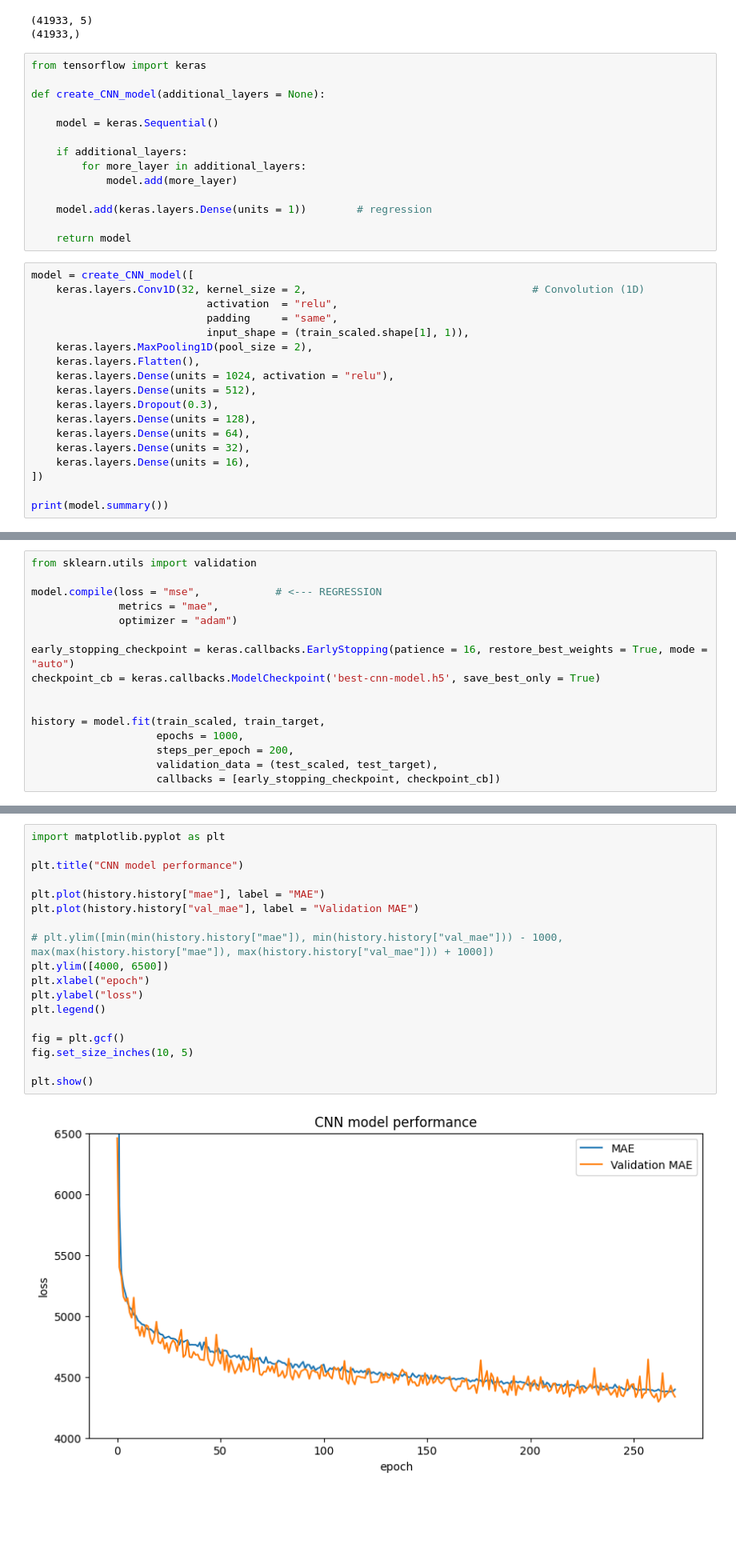
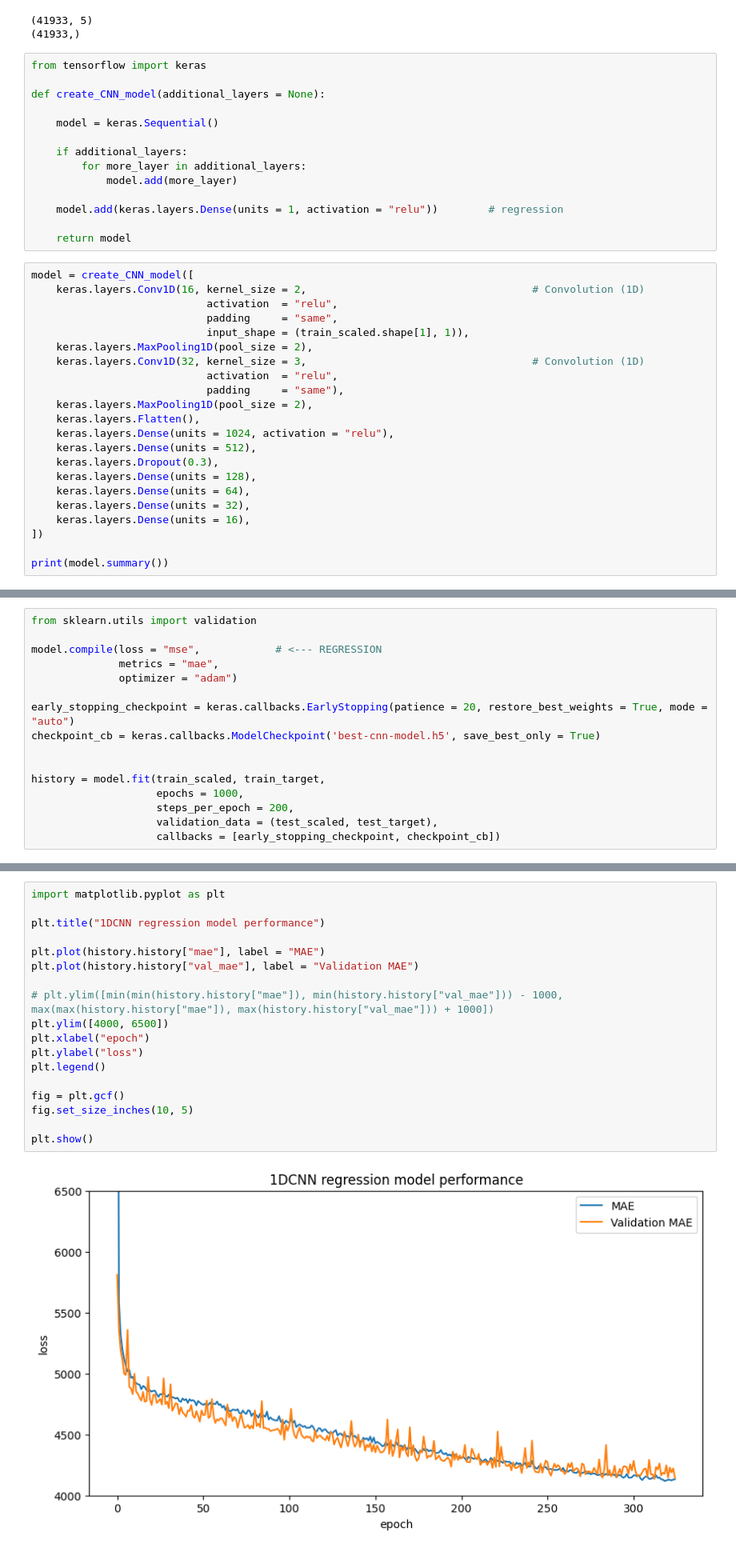
Before and after one commit to KnightChaser/ML-challenge, a Jupyter notebook: EX_challenging_problems/03_power_consumption_prediction/electricity_usage_prediction_challenge_1DCNN.ipynb, the cells around one changed output, grey strips where cells are left out. Shown at 80% size. Drawn from its saved outputs; the diff is of its cells as text; blank space fills up the shorter version.

```diff
--- a/EX_challenging_problems/03_power_consumption_prediction/electricity_usage_prediction_challenge_1DCNN.ipynb
+++ b/EX_challenging_problems/03_power_consumption_prediction/electricity_usage_prediction_challenge_1DCNN.ipynb
@@ -77,15 +78,19 @@ def create_CNN_model(additional_layers = None):
         for more_layer in additional_layers:
             model.add(more_layer)
 
-    model.add(keras.layers.Dense(units = 1))        # regression
+    model.add(keras.layers.Dense(units = 1, activation = "relu"))        # regression
 
     return model
 # %%
 model = create_CNN_model([
-    keras.layers.Conv1D(32, kernel_size = 2,                                    # Convolution (1D)
+    keras.layers.Conv1D(16, kernel_size = 2,                                    # Convolution (1D)
                             activation  = "relu",
                             padding     = "same",
                             input_shape = (train_scaled.shape[1], 1)),
+    keras.layers.MaxPooling1D(pool_size = 2),
+    keras.layers.Conv1D(32, kernel_size = 3,                                    # Convolution (1D)
+                            activation  = "relu",
+                            padding     = "same"),
     keras.layers.MaxPooling1D(pool_size = 2),
     keras.layers.Flatten(),
     keras.layers.Dense(units = 1024, activation = "relu"),
@@ -123,7 +128,7 @@ model.compile(loss = "mse",            # <--- REGRESSION
               metrics = "mae",
               optimizer = "adam")
 
-early_stopping_checkpoint = keras.callbacks.EarlyStopping(patience = 16, restore_best_weights = True, mode = "auto")
+early_stopping_checkpoint = keras.callbacks.EarlyStopping(patience = 20, restore_best_weights = True, mode = "auto")
 checkpoint_cb = keras.callbacks.ModelCheckpoint('best-cnn-model.h5', save_best_only = True)
 
 
@@ -153,22 +158,22 @@ Epoch 271/1000
 # %%
 import matplotlib.pyplot as plt
 
-plt.title("CNN model performance")
+plt.title("1DCNN regression model performance")
 
 plt.plot(history.history["mae"], label = "MAE")
 plt.plot(history.history["val_mae"], label = "Validation MAE")
 
 # plt.ylim([min(min(history.history["mae"]), min(history.history["val_mae"])) - 1000, max(max(history.history["mae"]), max(history.history["val_mae"])) + 1000])
 plt.ylim([4000, 6500])
 plt.xlabel("epoch")
 plt.ylabel("loss")
 plt.legend()
 
 fig = plt.gcf()
 fig.set_size_inches(10, 5)
 
 plt.show()
 # %% [output]
-[figure, old version]
+[figure, new version]
 # %%
 model.evaluate(test_scaled, test_target)
```
Also changed, not shown: parts of 5 cells of this notebook.
